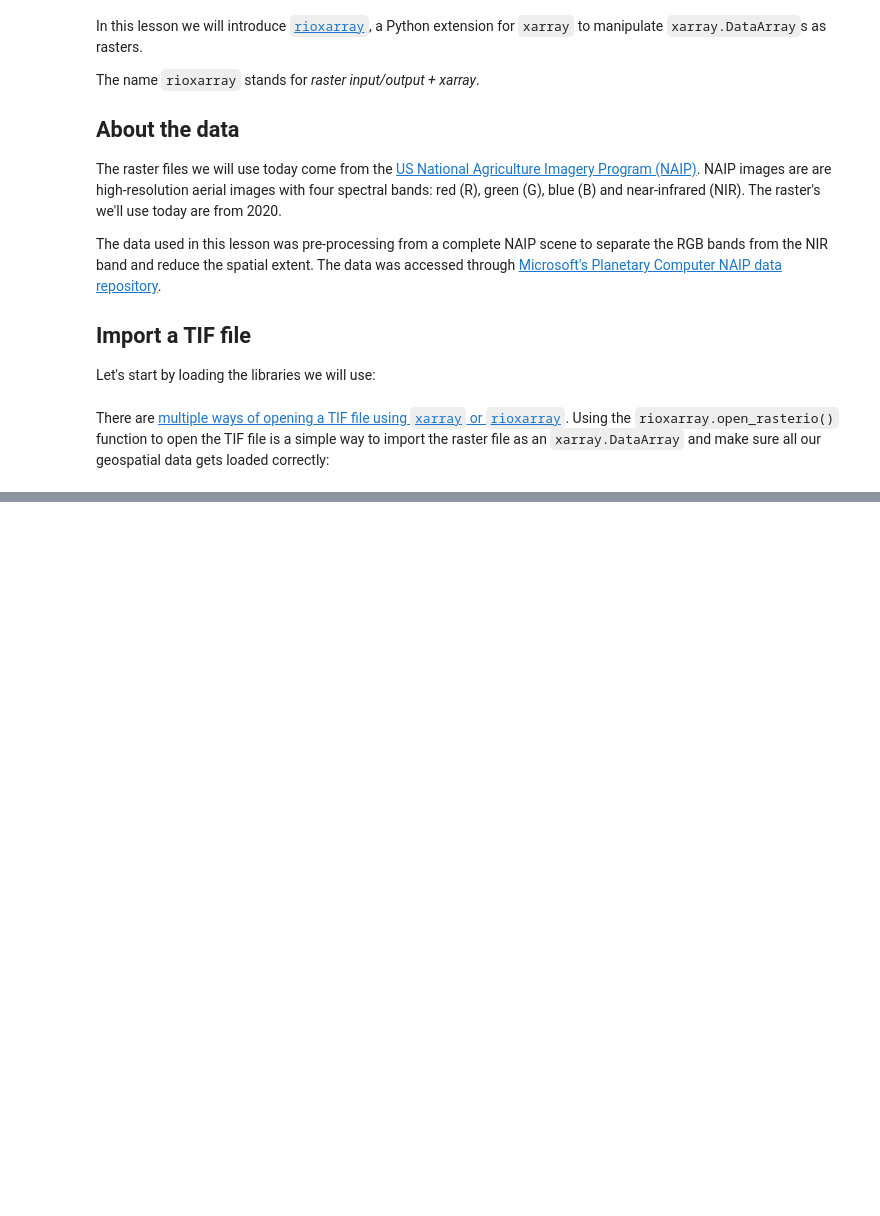
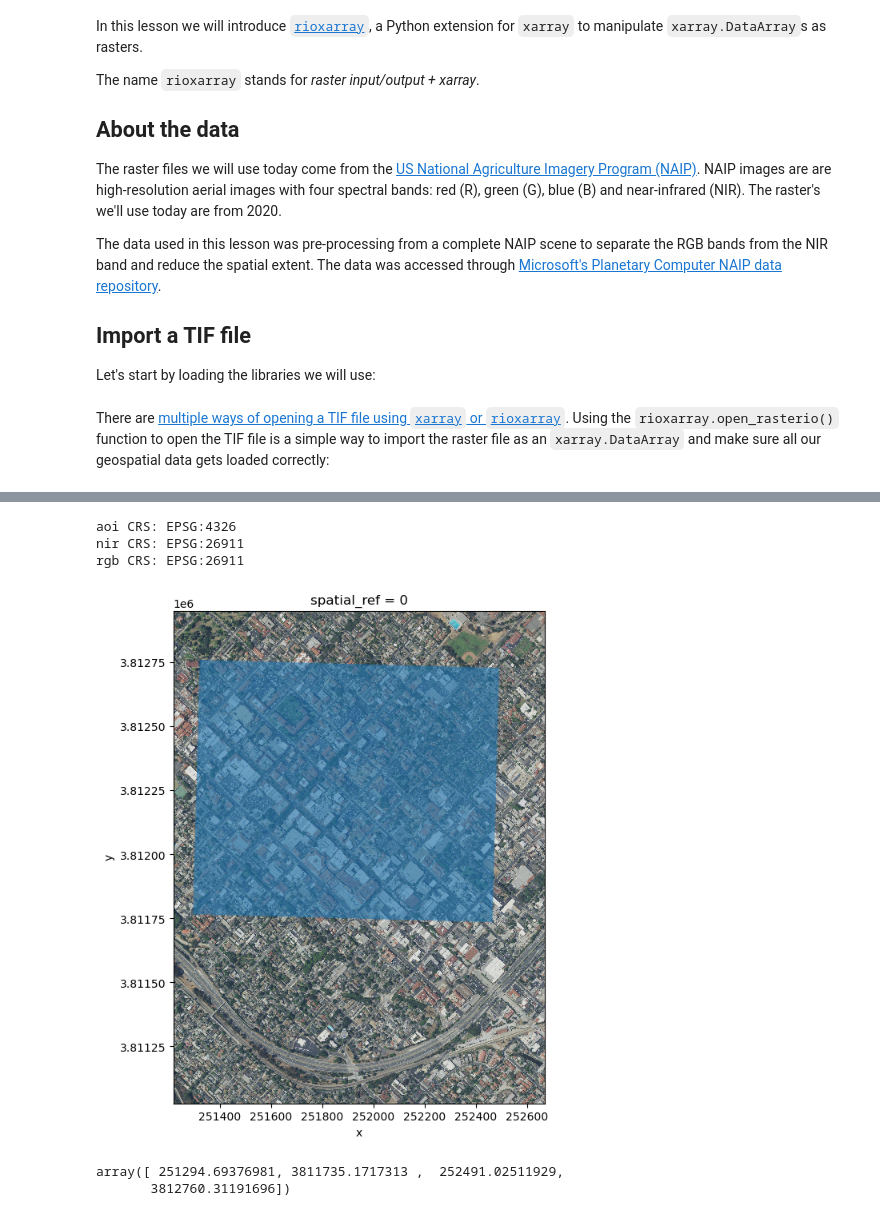
Before and after one commit to kailani-boop/eds220-in-class, a Jupyter notebook: Week8/week-8-rioxarray-STUDENTS.ipynb, the cells around one changed output, grey strips where cells are left out. Saved outputs shown, nothing was run; the diff lists cells and outputs as text; code cells hidden in the pictures; blank space fills up the shorter version.

```diff
--- a/Week8/week-8-rioxarray-STUDENTS.ipynb
+++ b/Week8/week-8-rioxarray-STUDENTS.ipynb
@@ -35,0 +168,26 @@ root = os.path.join('/',
+# %%
+# Examine the CRSs
+print('aoi CRS:', aoi.crs)
+print('nir CRS:', nir.rio.crs)
+print('rgb CRS:', rgb.rio.crs)
+# %% [output]
+aoi CRS: EPSG:4326
+nir CRS: EPSG:26911
+rgb CRS: EPSG:26911
+# %%
+# Reproject AOI to RGB CRS
+aoi = aoi.to_crs(rgb.rio.crs)
+assert aoi.crs == rgb.rio.crs
+# %%
+# Plot RGB raster with the AOI overlay
+fig, ax = plt.subplots(figsize = (8 * rgb_aspect_ratio, 8))
+rgb.plot.imshow(ax = ax)
+aoi.plot(ax = ax, alpha = 0.6)
+plt.show()
+# %% [output]
+[figure, added]
+# %%
+aoi.total_bounds
+# %% [output]
+array([ 251294.69376981, 3811735.1717313 ,  252491.02511929,
+       3812760.31191696])
```
Also changed, not shown: parts of 24 cells of this notebook.
